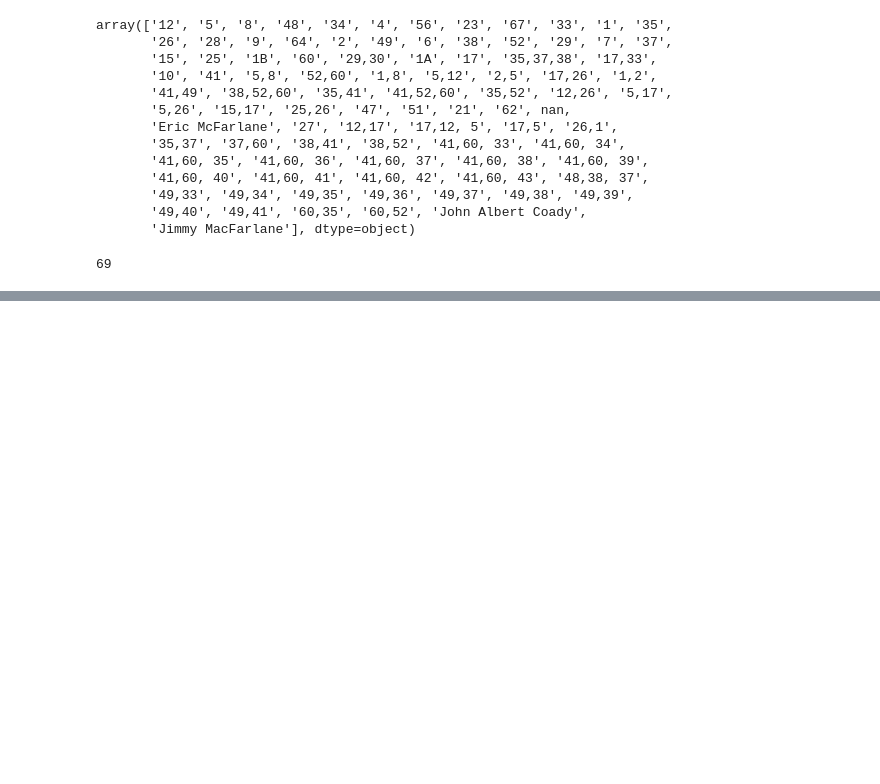
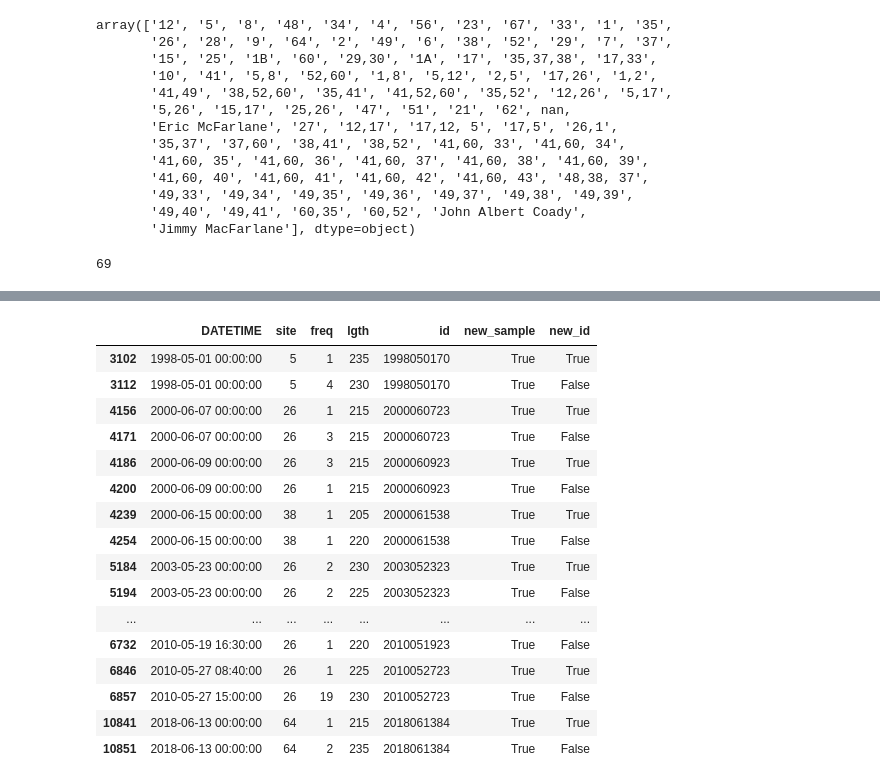
Before and after one commit to dfo-gulf-science/Gaspereau, a Jupyter notebook: 7. EDA length frequency and logbook.ipynb, the cells around one changed output, grey strips where cells are left out. Saved outputs shown, nothing was run; the diff lists cells and outputs as text; code cells hidden in the pictures; blank space fills up the shorter version.

Commit message:
unique ids

```diff
--- a/7. EDA length frequency and logbook.ipynb
+++ b/7. EDA length frequency and logbook.ipynb
@@ -367,0 +350,16 @@ gaspereau_lengthfrequency = df_LF[['DATETIME', 'site', 'freq', 'lgth']].copy()
+# %%
+gaspereau_lengthfrequency = df_LF[['DATETIME', 'site', 'freq', 'lgth']].copy()
+
+# 'unique' id column
+gaspereau_lengthfrequency['id'] = (
+    gaspereau_lengthfrequency.DATETIME.dt.year*1000_000
+    + gaspereau_lengthfrequency.DATETIME.dt.month*10_000
+    + gaspereau_lengthfrequency.DATETIME.dt.day*100
+    + gaspereau_lengthfrequency.replace({'site': site_lookup}).site.fillna(0).astype(int)
+)
+
+# new sample indicator
+gaspereau_lengthfrequency['new_sample'] = gaspereau_lengthfrequency.lgth.diff() < 0
+
+# new id indicator
+gaspereau_lengthfrequency['new_id'] = gaspereau_lengthfrequency.id.diff() != 0
@@ -367,0 +387,25 @@ gaspereau_lengthfrequency = df_LF[['DATETIME', 'site', 'freq', 'lgth']].copy()
+# %%
+# let's see if we can tweak the DATETIME portion with hours to get rid of the ambiguity
+dupe_ids = list(gaspereau_lengthfrequency.loc[gaspereau_lengthfrequency.new_sample & ~gaspereau_lengthfrequency.new_id].id)
+# %%
+# nope. time data will not help (in all cases)
+# there are only doubles, no triples or bigger, so changing the id to 99 should suffice in all cases
+gaspereau_lengthfrequency.loc[gaspereau_lengthfrequency.id.isin(dupe_ids) & gaspereau_lengthfrequency.new_sample]
+# %% [output]
+|  | DATETIME | site | freq | lgth | id | new_sample | new_id |
+| 3102 | 1998-05-01 00:00:00 | 5 | 1 | 235 | 1998050170 | True | True |
+| 3112 | 1998-05-01 00:00:00 | 5 | 4 | 230 | 1998050170 | True | False |
+| 4156 | 2000-06-07 00:00:00 | 26 | 1 | 215 | 2000060723 | True | True |
+| 4171 | 2000-06-07 00:00:00 | 26 | 3 | 215 | 2000060723 | True | False |
+| 4186 | 2000-06-09 00:00:00 | 26 | 3 | 215 | 2000060923 | True | True |
+| 4200 | 2000-06-09 00:00:00 | 26 | 1 | 215 | 2000060923 | True | False |
+| 4239 | 2000-06-15 00:00:00 | 38 | 1 | 205 | 2000061538 | True | True |
+| 4254 | 2000-06-15 00:00:00 | 38 | 1 | 220 | 2000061538 | True | False |
+| 5184 | 2003-05-23 00:00:00 | 26 | 2 | 230 | 2003052323 | True | True |
+| 5194 | 2003-05-23 00:00:00 | 26 | 2 | 225 | 2003052323 | True | False |
+| ... | ... | ... | ... | ... | ... | ... | ... |
+| 6732 | 2010-05-19 16:30:00 | 26 | 1 | 220 | 2010051923 | True | False |
+| 6846 | 2010-05-27 08:40:00 | 26 | 1 | 225 | 2010052723 | True | True |
+| 6857 | 2010-05-27 15:00:00 | 26 | 19 | 230 | 2010052723 | True | False |
+| 10841 | 2018-06-13 00:00:00 | 64 | 1 | 215 | 2018061384 | True | True |
+| 10851 | 2018-06-13 00:00:00 | 64 | 2 | 235 | 2018061384 | True | False |
```
Also changed, not shown: parts of 9 cells of this notebook.
